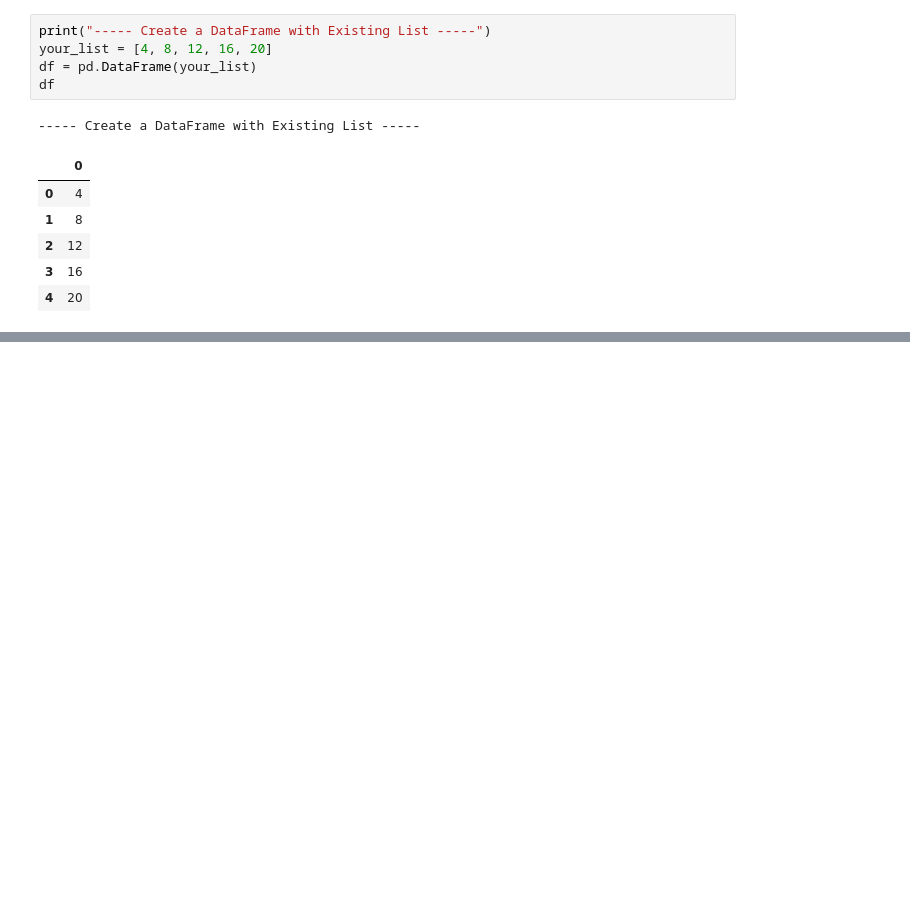
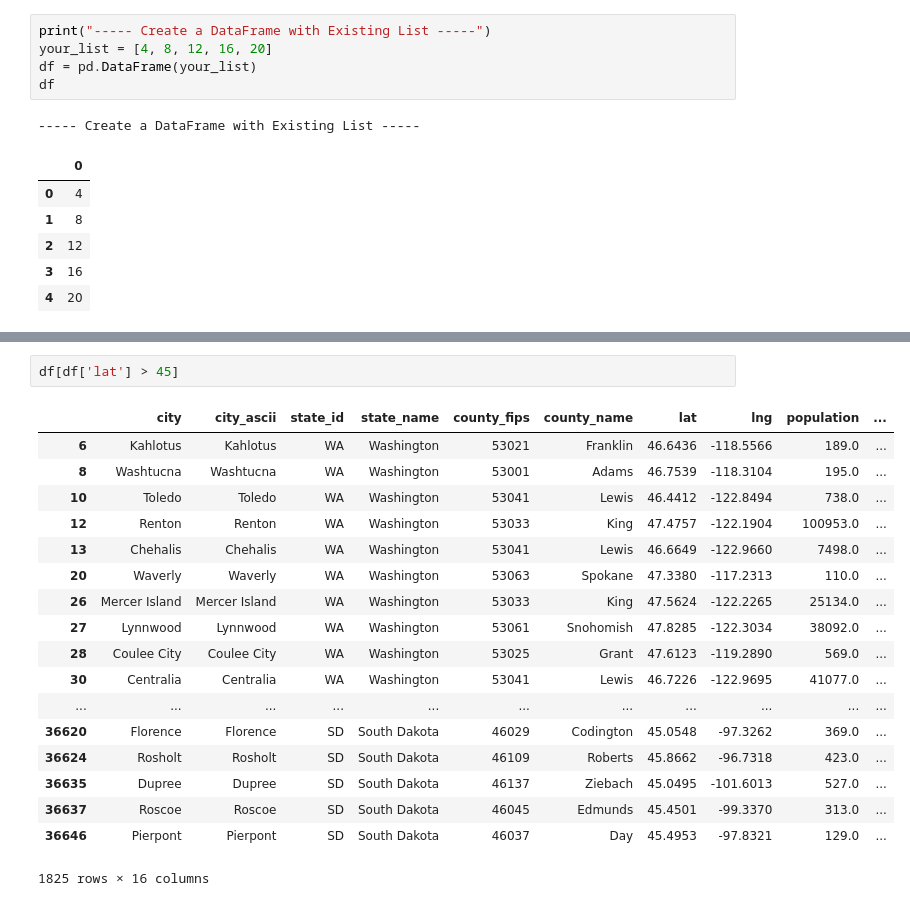
Before and after one commit to tinawong15/softdev-p03, a Jupyter notebook: pandas_demo.ipynb, the cells around one changed output, grey strips where cells are left out. Saved outputs shown, nothing was run; the diff lists cells and outputs as text; blank space fills up the shorter version.

```diff
--- a/pandas_demo.ipynb
+++ b/pandas_demo.ipynb
@@ -143,0 +175,21 @@ print(df.sample(3))
+# %%
+df[df['lat'] > 45]
+# %% [output]
+|  | city | city_ascii | state_id | state_name | county_fips | county_name | lat | lng | population | ... |
+| 6 | Kahlotus | Kahlotus | WA | Washington | 53021 | Franklin | 46.6436 | -118.5566 | 189.0 | ... |
+| 8 | Washtucna | Washtucna | WA | Washington | 53001 | Adams | 46.7539 | -118.3104 | 195.0 | ... |
+| 10 | Toledo | Toledo | WA | Washington | 53041 | Lewis | 46.4412 | -122.8494 | 738.0 | ... |
+| 12 | Renton | Renton | WA | Washington | 53033 | King | 47.4757 | -122.1904 | 100953.0 | ... |
+| 13 | Chehalis | Chehalis | WA | Washington | 53041 | Lewis | 46.6649 | -122.9660 | 7498.0 | ... |
+| 20 | Waverly | Waverly | WA | Washington | 53063 | Spokane | 47.3380 | -117.2313 | 110.0 | ... |
+| 26 | Mercer Island | Mercer Island | WA | Washington | 53033 | King | 47.5624 | -122.2265 | 25134.0 | ... |
+| 27 | Lynnwood | Lynnwood | WA | Washington | 53061 | Snohomish | 47.8285 | -122.3034 | 38092.0 | ... |
+| 28 | Coulee City | Coulee City | WA | Washington | 53025 | Grant | 47.6123 | -119.2890 | 569.0 | ... |
+| 30 | Centralia | Centralia | WA | Washington | 53041 | Lewis | 46.7226 | -122.9695 | 41077.0 | ... |
+| ... | ... | ... | ... | ... | ... | ... | ... | ... | ... | ... |
+| 36620 | Florence | Florence | SD | South Dakota | 46029 | Codington | 45.0548 | -97.3262 | 369.0 | ... |
+| 36624 | Rosholt | Rosholt | SD | South Dakota | 46109 | Roberts | 45.8662 | -96.7318 | 423.0 | ... |
+| 36635 | Dupree | Dupree | SD | South Dakota | 46137 | Ziebach | 45.0495 | -101.6013 | 527.0 | ... |
+| 36637 | Roscoe | Roscoe | SD | South Dakota | 46045 | Edmunds | 45.4501 | -99.3370 | 313.0 | ... |
+| 36646 | Pierpont | Pierpont | SD | South Dakota | 46037 | Day | 45.4953 | -97.8321 | 129.0 | ... |
+1825 rows × 16 columns
```
Also changed, not shown: parts of 11 cells of this notebook, 1 other file.
